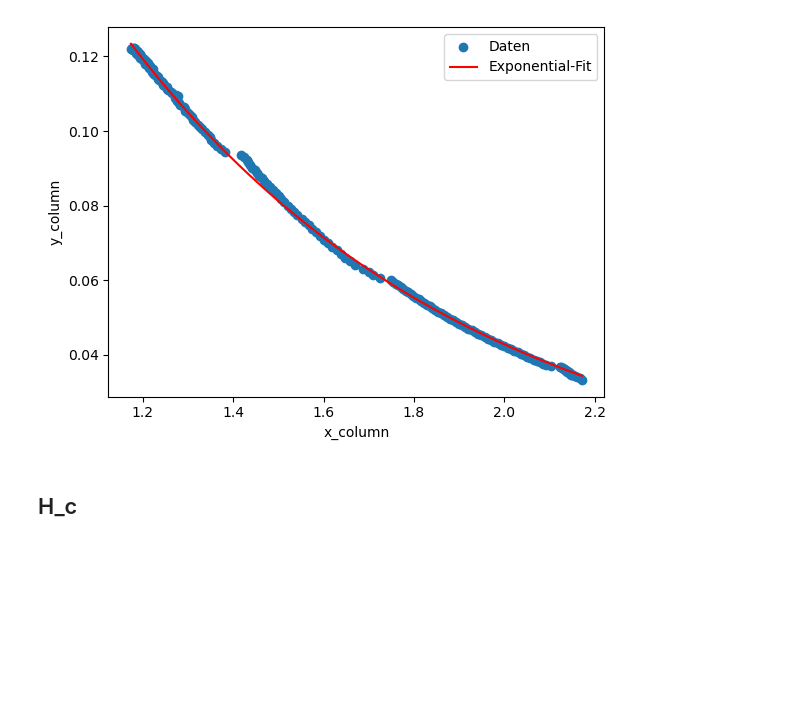
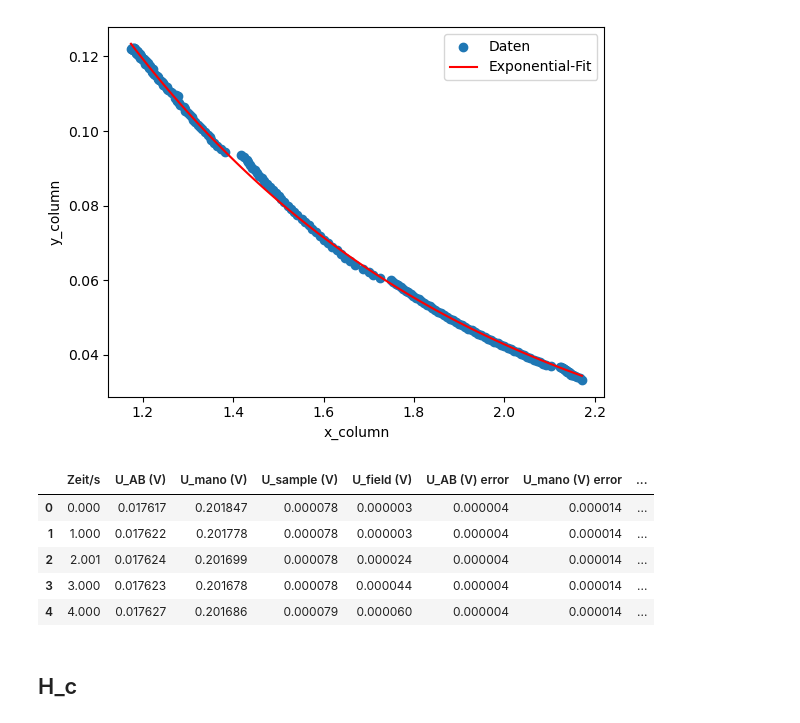
Before and after one commit to Darrenshan27/supraconductivity, a Jupyter notebook: data_processing.ipynb, the cells around one changed output. Saved outputs shown, nothing was run; the diff lists cells and outputs as text; code cells hidden in the pictures; blank space fills up the shorter version.

```diff
--- a/data_processing.ipynb
+++ b/data_processing.ipynb
@@ -89,6 +89,11 @@ def calculate_x_for_y(y_value, a, b):
 
     x_value = np.log(y_value / a) / b
     return x_value
+
+def calculate_temperature(U_AB, R0, T0):
+    """Berechnet die Temperatur T aus den gemessenen Spannungswerten U_AB
+    basierend auf der exponentiellen Widerstandsfunktion."""
+    return T0 / np.log(U_AB / R0)
 # %%
 # Berechnung des Magnetfelds B mit der gegebenen Gleichung
 def calculate_magnetic_field(N, I, r_0, r_i, L):
@@ -421,6 +426,29 @@ plt.show()
 Fit-Parameter: a = 0.5568841239487226, b = -1.2830484893796361
 Fehler: a_error = 0.0020192149041595533, b_error = 0.0027169859151251557
 [figure]
+# %%
+for element in csv_files:
+    df = pd.read_csv('data_preprocessed/'+element)
+    df['temp_corr/K'] = np.where(df['temp_manometer/K'] >= 2.1768,
+        calculate_temperature(df['U_AB (V)'], R0, T0), df['U_AB (V)'])
+    df['temp_corr error/K'] = np.where(
+    df['temp_manometer/K'] >= 2.1768,
+    np.maximum(
+        np.abs(calculate_temperature(df['U_AB (V)'], R0_upper, T0_upper) - calculate_temperature(df['U_AB (V)'], R0, T0)),
+        np.abs(calculate_temperature(df['U_AB (V)'], R0_lower, T0_lower) - calculate_temperature(df['U_AB (V)'], R0, T0))
+    ),
+    df['temp_manometer/K']
+    )
+    df.to_csv('data_proprocessed_2/'+element, index=False)
+# %%
+df.head()
+# %% [output]
+|  | Zeit/s | U_AB (V) | U_mano (V) | U_sample (V) | U_field (V) | U_AB (V) error | U_mano (V) error | ... |
+| 0 | 0.000 | 0.017617 | 0.201847 | 0.000078 | 0.000003 | 0.000004 | 0.000014 | ... |
+| 1 | 1.000 | 0.017622 | 0.201778 | 0.000078 | 0.000003 | 0.000004 | 0.000014 | ... |
+| 2 | 2.001 | 0.017624 | 0.201699 | 0.000078 | 0.000024 | 0.000004 | 0.000014 | ... |
+| 3 | 3.000 | 0.017623 | 0.201678 | 0.000078 | 0.000044 | 0.000004 | 0.000014 | ... |
+| 4 | 4.000 | 0.017627 | 0.201686 | 0.000079 | 0.000060 | 0.000004 | 0.000014 | ... |
 # %% [markdown]
 ## H_c
 # %% [markdown]
```
Also changed, not shown: 31 other files.
